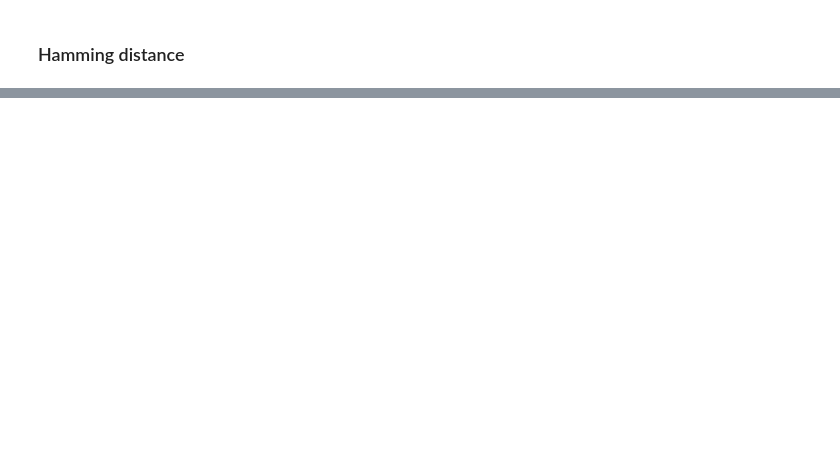
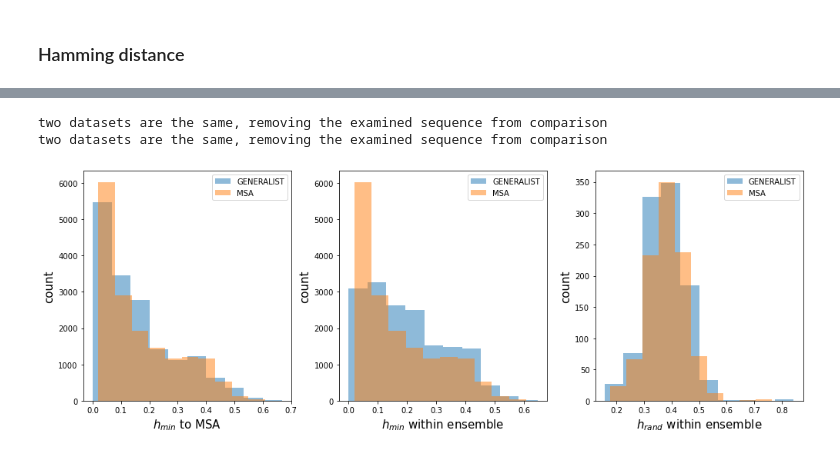
Before and after one commit to hodaakl/GENERALIST, a Jupyter notebook: jupyter/generalist_tutorial.ipynb, the cells around one changed output, grey strips where cells are left out. Saved outputs shown, nothing was run; the diff lists cells and outputs as text; code cells hidden in the pictures; blank space fills up the shorter version.

```diff
--- a/jupyter/generalist_tutorial.ipynb
+++ b/jupyter/generalist_tutorial.ipynb
@@ -126,0 +169,35 @@ plt.tight_layout()
+# %%
+min_ham_tomsa = calc_ham_arr(data_one_hot, generated_data) #min hamming distance between generated sequence and MSA
+min_ham_nat = calc_ham_arr(data_one_hot, data_one_hot , same_data = True) # minimum hamming distance between natural sequences and natural neighbors
+min_ham_gen = calc_ham_arr(generated_data, generated_data , same_data = True)# minimum hamming distance between generated sequences and generated neighbors
+rand_ham_gen = cal_ham_randompairs(generated_data, generated_data) # hamming distance between random pairs in generated sequences
+rand_ham_nat = cal_ham_randompairs(data_one_hot, data_one_hot) # hamming distance between random pairs in natural sequences
+# %% [output]
+two datasets are the same, removing the examined sequence from comparison
+two datasets are the same, removing the examined sequence from comparison
+# %%
+fig, ax = plt.subplots(ncols = 3, figsize = (14,5))
+i = 0
+ax[i].hist(min_ham, label = 'GENERALIST', alpha = .5)
+ax[i].hist(min_ham_nat, label = 'MSA', alpha = .5)
+ax[i].set_xlabel(r'$h_{min}$ to MSA', fontsize = 15)
+ax[i].set_ylabel('count', fontsize = 15)
+ax[i].legend()
+i+=1
+ax[i].hist(min_ham_gen, label = 'GENERALIST', alpha = .5)
+ax[i].hist(min_ham_nat, label = 'MSA', alpha = .5)
+ax[i].set_xlabel(r'$h_{min}$ within ensemble', fontsize = 15)
+ax[i].set_ylabel('count', fontsize = 15)
+ax[i].legend()
+
+i+=1
+ax[i].hist(rand_ham_gen, label = 'GENERALIST', alpha = .5)
+ax[i].hist(rand_ham_nat, label = 'MSA', alpha = .5)
+ax[i].set_xlabel(r'$h_{rand}$ within ensemble', fontsize = 15)
+ax[i].set_ylabel('count', fontsize = 15)
+ax[i].legend()
+
+
+plt.tight_layout()
+# %% [output]
+[figure, added]
```
Also changed, not shown: parts of 12 cells of this notebook.
